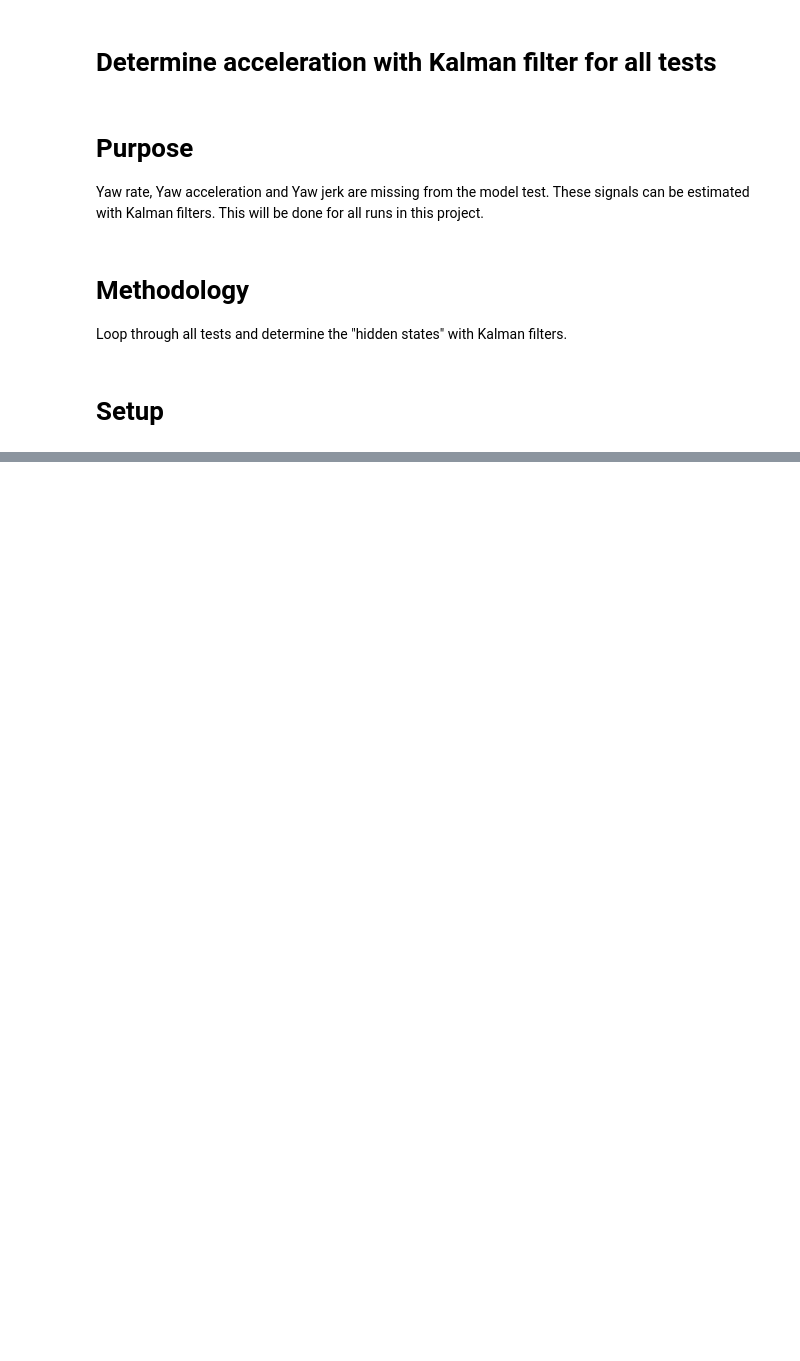
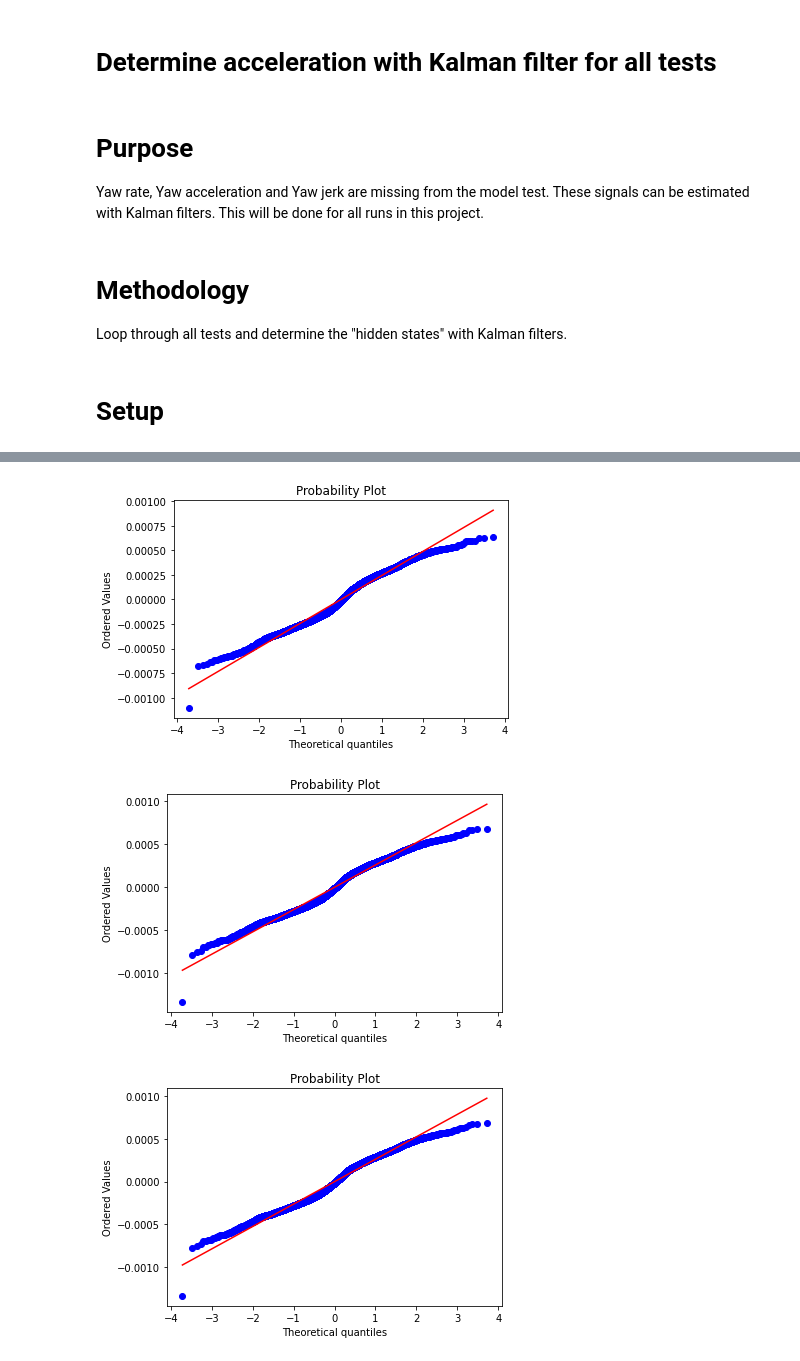
Before and after one commit to martinlarsalbert/VesselManoeuvringModels, a Jupyter notebook: notebooks/05.01_acceleration_Kalman.ipynb, the cells around one changed output, grey strips where cells are left out. Saved outputs shown, nothing was run; the diff lists cells and outputs as text; code cells hidden in the pictures; blank space fills up the shorter version.

```diff
--- a/notebooks/05.01_acceleration_Kalman.ipynb
+++ b/notebooks/05.01_acceleration_Kalman.ipynb
@@ -54,3 +92,17 @@ from src.data import kalman_filter
+# %%
+import scipy.stats as stats
+fig,ax=plt.subplots()
+stats.probplot(epsilon1, dist="norm", plot=ax);
+
+fig,ax=plt.subplots()
+stats.probplot(epsilon2, dist="norm", plot=ax);
+
+fig,ax=plt.subplots()
+stats.probplot(epsilon3, dist="norm", plot=ax);
+# %% [output]
+[figure, added]
+[figure, added]
+[figure, added]
 # %%
 df_runs = pd.read_csv('../data/raw/runs.csv', index_col=0)
 # %%
```
Also changed, not shown: parts of 6 cells of this notebook, 1 other file.
